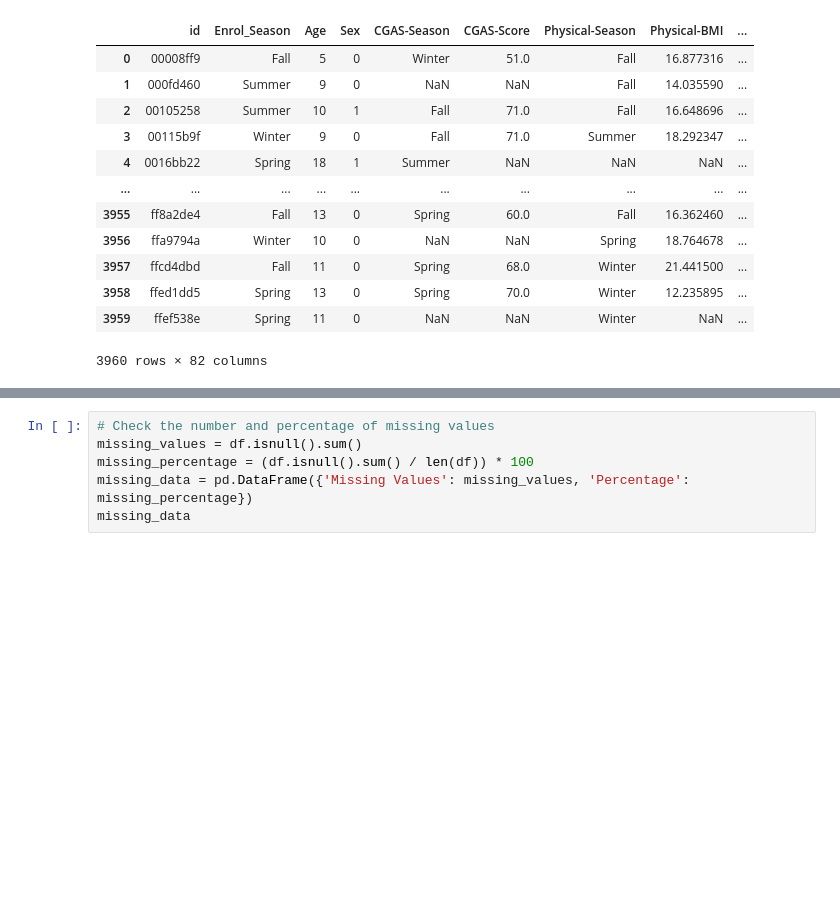
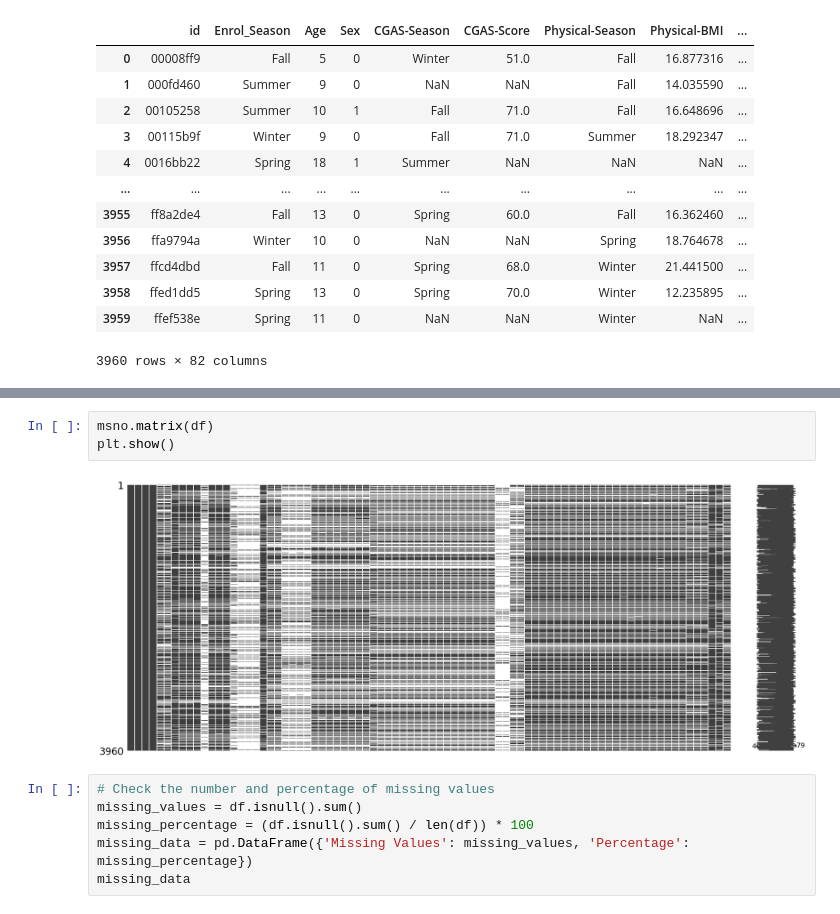
Before and after one commit to Ramtin-Karbaschi/BehaviorDetection_and_MobileMarketAnalysis, a Jupyter notebook: stat.ipynb, the cells around one changed output, grey strips where cells are left out. Saved outputs shown, nothing was run; the diff lists cells and outputs as text; blank space fills up the shorter version.

```diff
--- a/stat.ipynb
+++ b/stat.ipynb
@@ -70,4 +81,9 @@ plt.show()
 [figure]
+# %%
+msno.matrix(df)
+plt.show()
+# %% [output]
+[figure, added]
 # %%
 # Check the number and percentage of missing values
 missing_values = df.isnull().sum()
```
Also changed, not shown: parts of 6 cells of this notebook.
